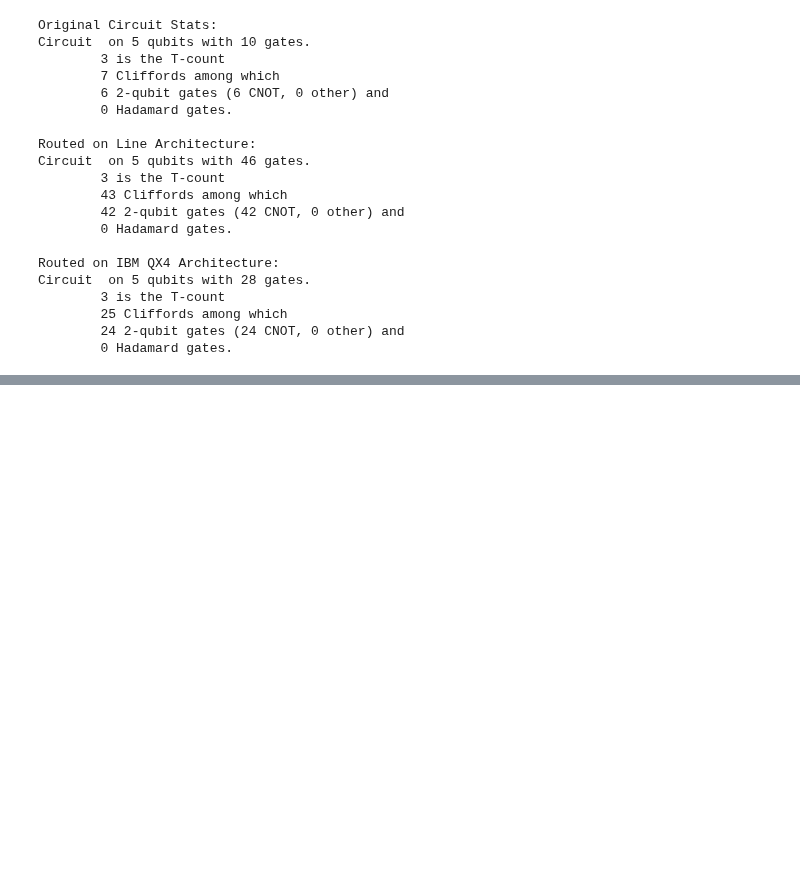
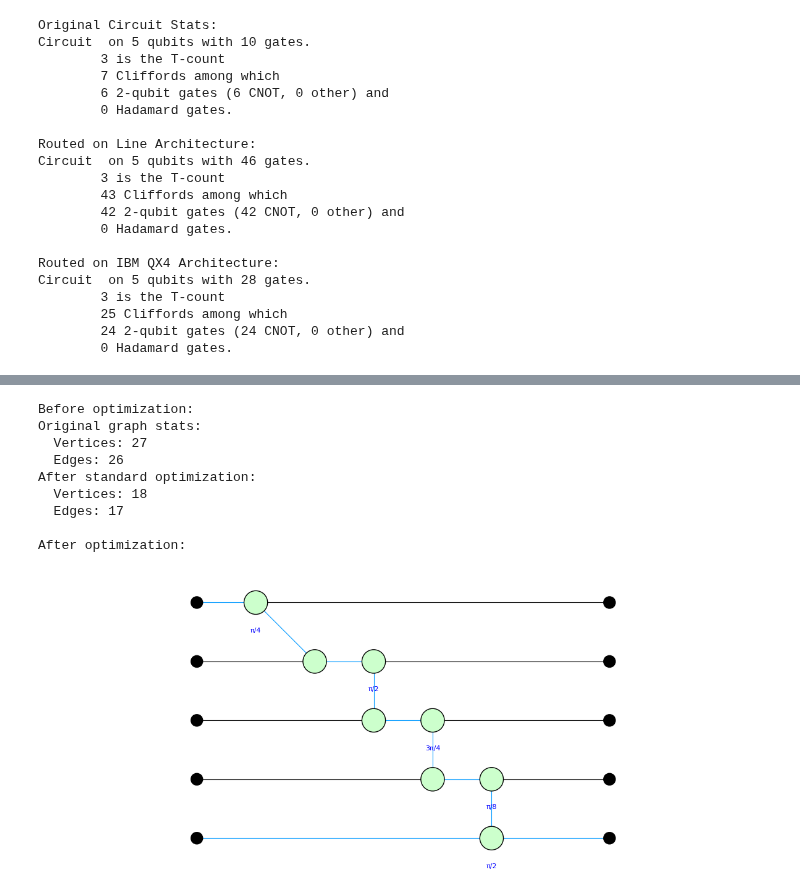
Before and after one commit to zxcalc/pyzx, a Jupyter notebook: demos/AllFeatures.ipynb, the cells around one changed output, grey strips where cells are left out. Cells and saved outputs as stored; diff of their text form; code cells hidden in the pictures; blank space fills up the shorter version.

```diff
--- a/demos/AllFeatures.ipynb
+++ b/demos/AllFeatures.ipynb
@@ -456,0 +550,61 @@ Circuit  on 5 qubits with 28 gates.
+# %%
+def optimize_hybrid_circuit(g):
+    """Apply optimization rules for hybrid circuits"""
+    print("Original graph stats:")
+    print(f"  Vertices: {g.num_vertices()}")
+    print(f"  Edges: {g.num_edges()}")
+
+    # Apply standard ZX optimizations
+    zx.simplify.full_reduce(g)
+
+    print("After standard optimization:")
+    print(f"  Vertices: {g.num_vertices()}")
+    print(f"  Edges: {g.num_edges()}")
+
+    return g
+
+# Create a more complex circuit for optimization
+def create_complex_hybrid_circuit():
+    """Create a complex circuit with classical and quantum parts"""
+    circ = zx.Circuit(5)
+
+    # Quantum part
+    for i in range(4):
+        circ.add_gate("H", i)
+
+    # Create entanglement chain
+    for i in range(4):
+        circ.add_gate("CNOT", i, (i+1) % 5)
+
+    # Add various phase gates
+    phases = [Fraction(1, 4), Fraction(1, 2), Fraction(3, 4), Fraction(1, 8)]
+    for i, phase in enumerate(phases):
+        circ.add_gate("ZPhase", i, phase)
+
+    # Add some X rotations
+    circ.add_gate("XPhase", 4, Fraction(1, 2))
+
+    return circ
+
+complex_circ = create_complex_hybrid_circuit()
+complex_g = complex_circ.to_graph()
+
+print("Before optimization:")
+zx.draw_matplotlib(complex_g, figsize=(15, 6))
+
+# Optimize
+optimized_g = optimize_hybrid_circuit(complex_g.copy())
+
+print("\nAfter optimization:")
+zx.draw_matplotlib(optimized_g, figsize=(15, 6))
+# %% [output]
+Before optimization:
+Original graph stats:
+  Vertices: 27
+  Edges: 26
+After standard optimization:
+  Vertices: 18
+  Edges: 17
+
+After optimization:
+[figure, added]
```
Also changed, not shown: parts of 9 cells of this notebook.
